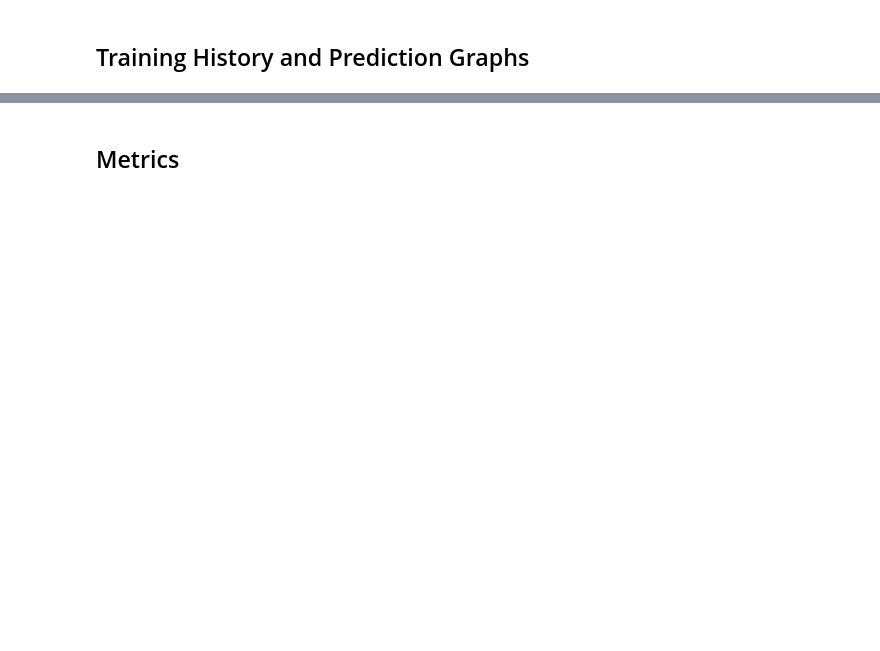
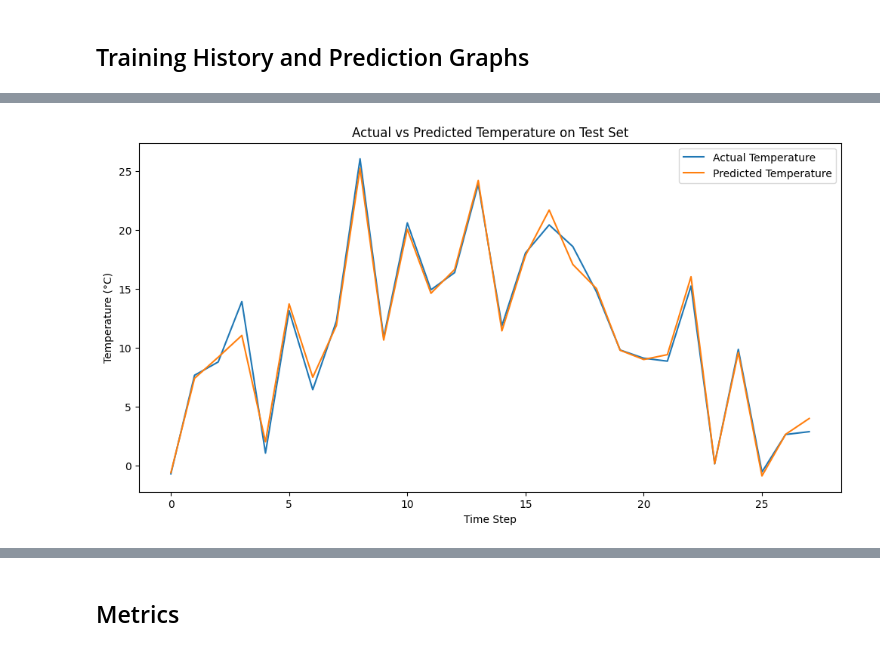
Before and after one commit to ItsThareesh/Stock-Price-Predictor, a Jupyter notebook: Temperature Predictor.ipynb, the cells around one changed output, grey strips where cells are left out. Saved outputs shown, nothing was run; the diff lists cells and outputs as text; code cells hidden in the pictures; blank space fills up the shorter version.

```diff
--- a/Temperature Predictor.ipynb
+++ b/Temperature Predictor.ipynb
@@ -423,0 +482,7 @@ y_pred, y_true = generate_prediction_graph(X_val, y_val)
+# %%
+test_df = cleaned_df[int(n*0.9):]
+
+X_test, y_test = prepare_train_test_datasets(test_df, None, 60, feature_scaler, target_scaler)
+
+y_true, y_pred = generate_prediction_graph(X_test, y_test, target_scaler, True)
+# %% [output]
@@ -424 +490,2 @@ y_pred, y_true = generate_prediction_graph(X_val, y_val)
+[figure, added]
 # %%
```
Also changed, not shown: parts of 19 cells of this notebook, 3 other files.
